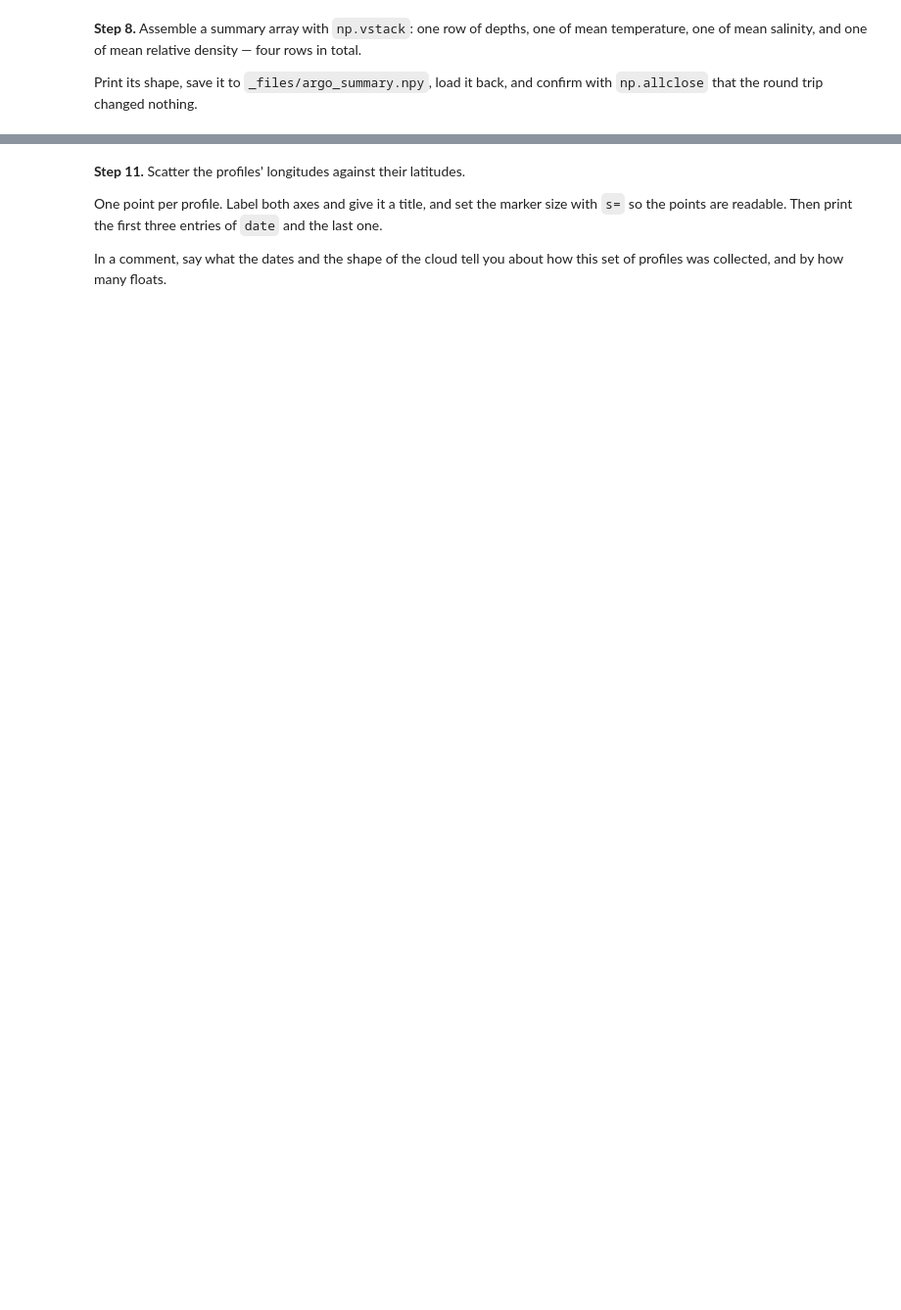
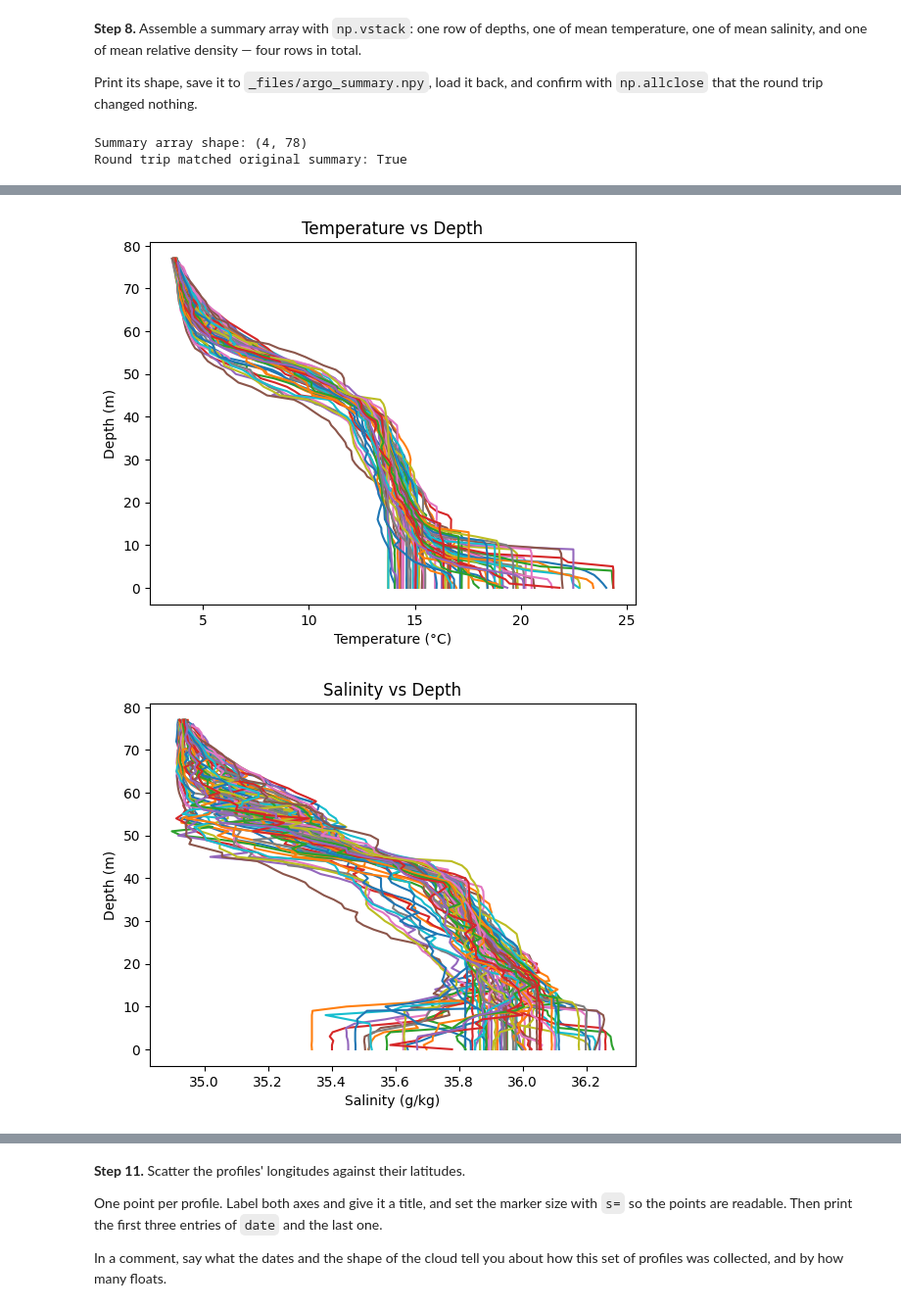
Before and after one commit to emmagiometti/A2026_Intro_Python, a Jupyter notebook: 1_3_exercises_numpy.ipynb, the cells around one changed output, grey strips where cells are left out. Shown at 98% size. Drawn from its saved outputs; the diff is of its cells as text; code cells hidden in the pictures; blank space fills up the shorter version.

```diff
--- a/1_3_exercises_numpy.ipynb
+++ b/1_3_exercises_numpy.ipynb
@@ -659,3 +740,30 @@ that the round trip changed nothing.
+# %%
+from pathlib import Path
+import numpy as np
+
+# Ensure the target directory exists
+Path("_files").mkdir(exist_ok=True)
+
+# 1. Assemble the summary array by stacking the 1D arrays as rows
+# Stacking order: depths (level), mean temperature, mean salinity, mean relative density
+summary = np.vstack((level, nan_mean_T, nan_mean_S, nan_mean_rho))
+
+# 2. Print its shape (should be (4, 78))
+print("Summary array shape:", summary.shape)
+
+# 3. Save it to '_files/argo_summary.npy'
+save_path = "_files/argo_summary.npy"
+np.save(save_path, summary)
+
+# 4. Load it back
+summary_loaded = np.load(save_path)
+
+# 5. Confirm no change
+round_trip_match = np.allclose(summary, summary_loaded)
+print("Round trip matched original summary:", round_trip_match)
+# %% [output]
+Summary array shape: (4, 78)
+Round trip matched original summary: True
 # %% [markdown]
 **Step 9.** Plot each of `T`, `S`, `P` and `relative_density` against depth — four figures, one
 per variable.
@@ -671,7 +779,42 @@ It will look messy, because 75 profiles are drawn on top of each other.
 <em>The salinity panel, as a check on yours. Label the axes and give each figure a title.</em>
 # %%
 # Your solution here
+#Temperature plot
+plt.figure()
+plt.plot(T, level);
+plt.xlabel("Temperature (°C)")
+plt.ylabel("Depth (m)")
+plt.title("Temperature vs Depth")
+plt.show()
+
+
+#Salinity Plot
+plt.figure()
+plt.plot(S, level);
+plt.xlabel("Salinity (g/kg)")
+plt.ylabel("Depth (m)")
+plt.title("Salinity vs Depth")
+plt.show()
+
+#Pressure plot
+plt.figure()
+plt.plot(P, level);
+plt.xlabel("Pressure (dbar)")
+plt.ylabel("Depth (m)")
+plt.title("Pressure vs Depth")
+plt.show()
+
+#Relative density plot
+plt.figure()
+plt.plot(relative_density, level);
+plt.xlabel("Relative Density (kg/m^3)")
+plt.ylabel("Depth (m)")
+plt.title("Relative Density vs Depth")
+plt.show()
 # Hint: plt.figure() before each variable's plot, plt.show() after it
 # Hint: plt.plot(S, level) draws one line per column of S
 # Hint: the semicolon at the end of a plt.plot call suppresses the list of line objects
 # Hint: plt.xlabel, plt.ylabel and plt.title each take a string
+# %% [output]
+[figure, added]
+[figure, added]
```
Also changed, not shown: parts of 15 cells of this notebook.
